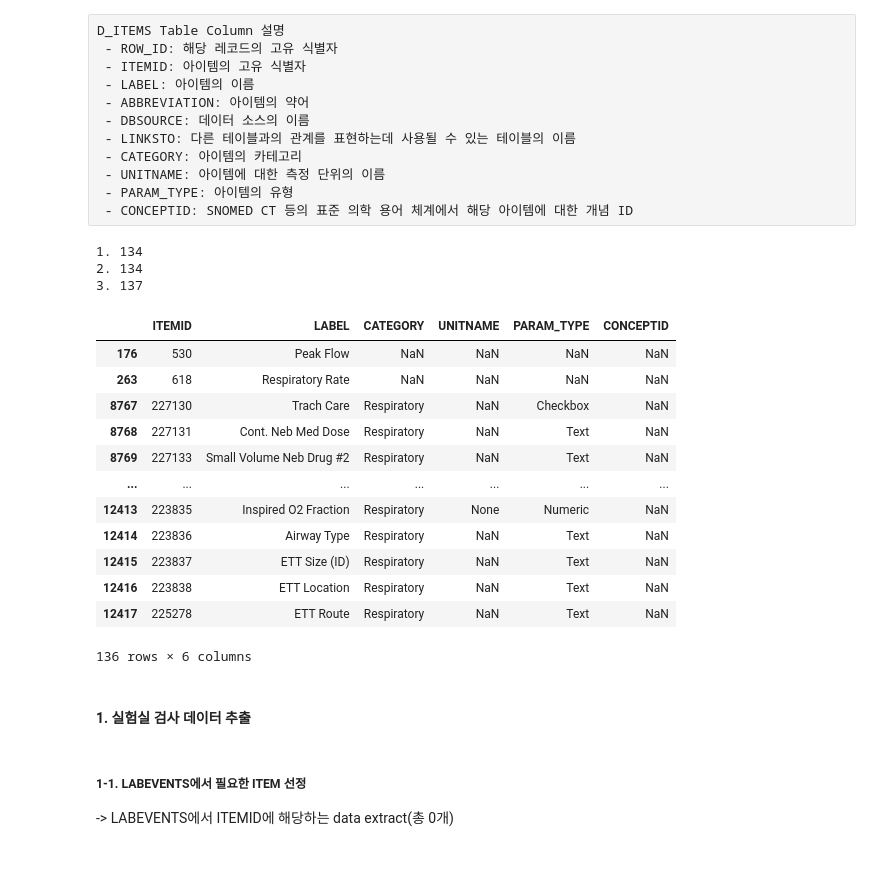
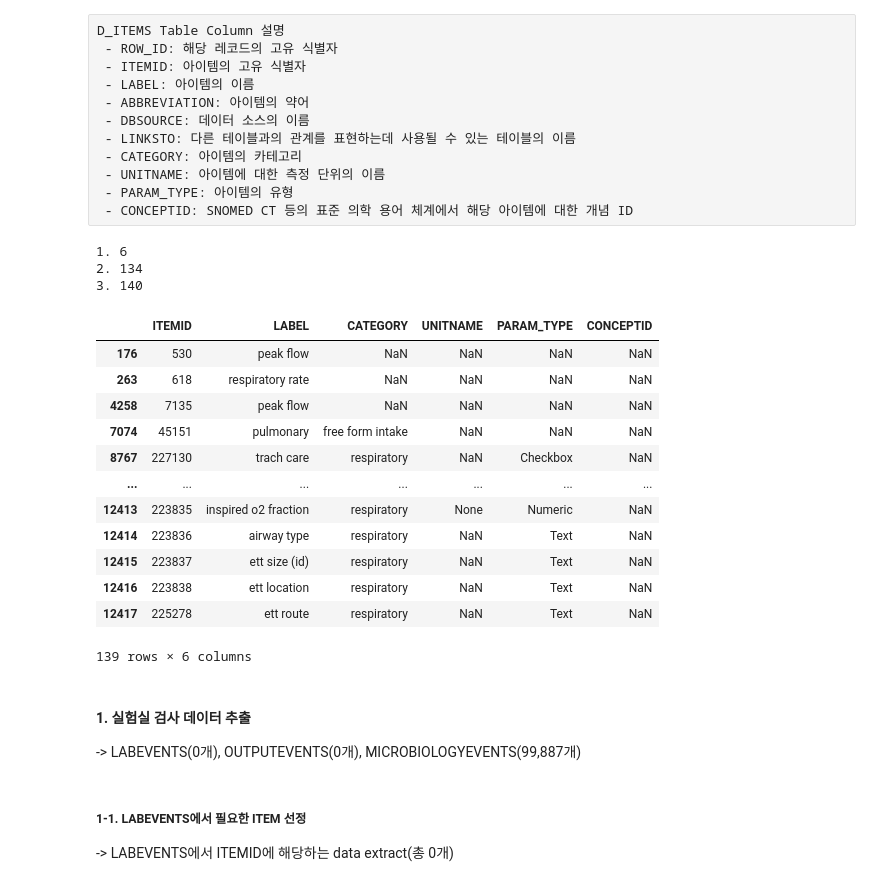
Before and after one commit to NohJangHyun/MIMIC-III-mortality-prediction, a Jupyter notebook: Data Extract/Tabular Data/Laboratory Value Data Extract.ipynb, the cells around one changed output. Saved outputs shown, nothing was run; the diff lists cells and outputs as text; code cells hidden in the pictures.

```diff
--- a/Data Extract/Tabular Data/Laboratory Value Data Extract.ipynb
+++ b/Data Extract/Tabular Data/Laboratory Value Data Extract.ipynb
@@ -20,45 +20,49 @@ df = pd.read_csv("/data/PUBLIC_DATA/MIMIC-III/D_ITEMS.csv")
 # %%
 # 1. ChatGPT에게 물어본 호흡기 관련 LABEL의 ITEMID
 L_list = ["Arterial Blood Gas", "Blood Gas Analysis", "Capillary Blood Gas", "Central Venous Blood Gas", "Chest Tube Output", "Mechanical Ventilation", "Nasal Cannula Flow Rate",
         "Oxygen Saturation", "Peak Inspiratory Pressure", "Peak End-Expiratory Pressure", "Peak Flow", "Positive End-Expiratory Pressure", "Respiratory Rate", "Sputum", "Tracheostomy",
-        "Ventilation Fraction"]
-df1 = df[df['LABEL'].isin(L_list)]
+        "Ventilation Fraction", "Respiratory", "Breathing", "Ventilation", "Pulmonary", "Spirometry", "Capnography", "Oximetry"]
+
+df['LABEL'] = df['LABEL'].str.lower() #소문자로 변경
+df1 = df[df['LABEL'].isin([x.lower() for x in L_list])]
 ID1 = df1["ITEMID"].tolist()
-print("1.", len(ID2))
+print("1.", len(ID1))
 
 # 2. Category가 Respiratory인 ITEMID
-df2 = df[df['CATEGORY']=="Respiratory"]
+df['CATEGORY'] = df['CATEGORY'].str.lower() #소문자로 변경
+df2 = df[df['CATEGORY']=="respiratory"]
 ID2 = df2["ITEMID"].tolist()
 print("2.", len(ID2))
 
 # 3. ID1, ID2 합치기
 ID_list = ID1+ID2
 print("3.", len(ID_list))
 
 
 # 4. ID_list에 해당한는 data 확인
 df = df[df["ITEMID"].isin(ID_list)]
 df.drop(columns=["ROW_ID", "ABBREVIATION", "DBSOURCE", "LINKSTO"], inplace=True)
 df
 # %% [output]
-1. 134
+1. 6
 2. 134
-3. 137
+3. 140
 |  | ITEMID | LABEL | CATEGORY | UNITNAME | PARAM_TYPE | CONCEPTID |
-| 176 | 530 | Peak Flow | NaN | NaN | NaN | NaN |
-| 263 | 618 | Respiratory Rate | NaN | NaN | NaN | NaN |
-| 8767 | 227130 | Trach Care | Respiratory | NaN | Checkbox | NaN |
-| 8768 | 227131 | Cont. Neb Med Dose | Respiratory | NaN | Text | NaN |
-| 8769 | 227133 | Small Volume Neb Drug #2 | Respiratory | NaN | Text | NaN |
+| 176 | 530 | peak flow | NaN | NaN | NaN | NaN |
+| 263 | 618 | respiratory rate | NaN | NaN | NaN | NaN |
+| 4258 | 7135 | peak flow | NaN | NaN | NaN | NaN |
+| 7074 | 45151 | pulmonary | free form intake | NaN | NaN | NaN |
+| 8767 | 227130 | trach care | respiratory | NaN | Checkbox | NaN |
 | ... | ... | ... | ... | ... | ... | ... |
-| 12413 | 223835 | Inspired O2 Fraction | Respiratory | None | Numeric | NaN |
-| 12414 | 223836 | Airway Type | Respiratory | NaN | Text | NaN |
-| 12415 | 223837 | ETT Size (ID) | Respiratory | NaN | Text | NaN |
-| 12416 | 223838 | ETT Location | Respiratory | NaN | Text | NaN |
-| 12417 | 225278 | ETT Route | Respiratory | NaN | Text | NaN |
+| 12413 | 223835 | inspired o2 fraction | respiratory | None | Numeric | NaN |
+| 12414 | 223836 | airway type | respiratory | NaN | Text | NaN |
+| 12415 | 223837 | ett size (id) | respiratory | NaN | Text | NaN |
+| 12416 | 223838 | ett location | respiratory | NaN | Text | NaN |
+| 12417 | 225278 | ett route | respiratory | NaN | Text | NaN |
-136 rows × 6 columns
+139 rows × 6 columns
 # %% [markdown]
 #### 1. 실험실 검사 데이터 추출
+-> LABEVENTS(0개), OUTPUTEVENTS(0개), MICROBIOLOGYEVENTS(99,887개)
 # %% [markdown]
 ##### 1-1. LABEVENTS에서 필요한 ITEM 선정
 -> LABEVENTS에서 ITEMID에 해당하는 data extract(총 0개)
```
Also changed, not shown: parts of 12 cells of this notebook, 3 other files.
